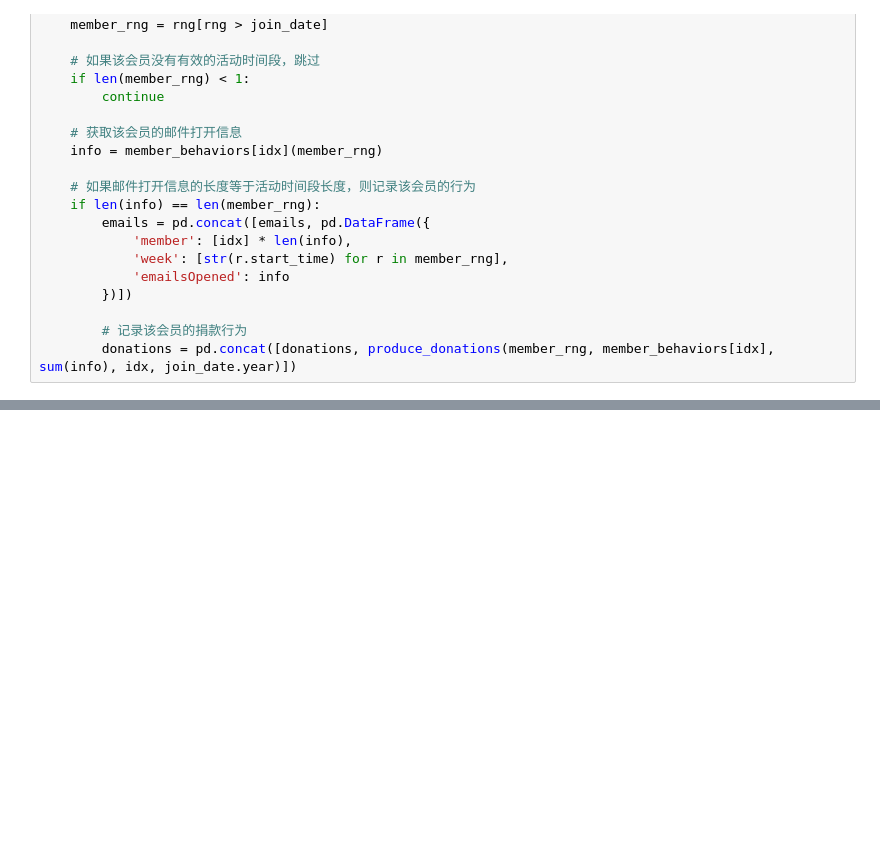
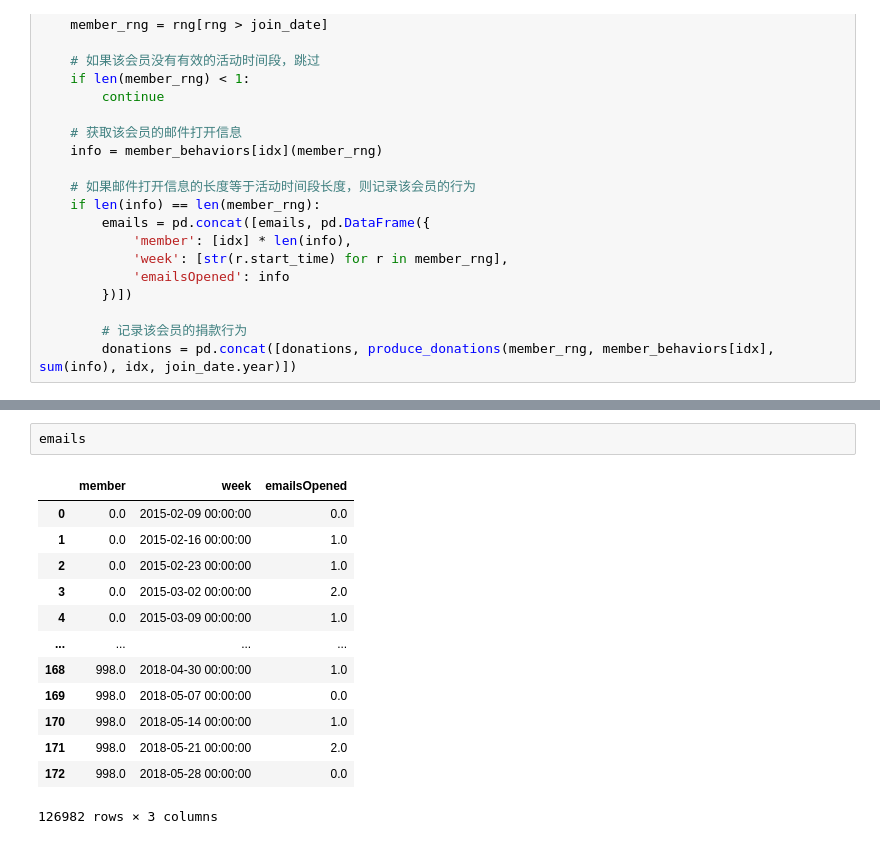
Before and after one commit to 1554823142/time_series_analysis, a Jupyter notebook: my_code/chap4/4_2_py.ipynb, the cells around one changed output, grey strips where cells are left out. Drawn from its saved outputs; the diff is of its cells as text; blank space fills up the shorter version.

```diff
--- a/my_code/chap4/4_2_py.ipynb
+++ b/my_code/chap4/4_2_py.ipynb
@@ -139,0 +157,16 @@ donations.groupby(pd.Grouper(freq='M')).amount.sum().plot()
+# %%
+emails
+# %% [output]
+|  | member | week | emailsOpened |
+| 0 | 0.0 | 2015-02-09 00:00:00 | 0.0 |
+| 1 | 0.0 | 2015-02-16 00:00:00 | 1.0 |
+| 2 | 0.0 | 2015-02-23 00:00:00 | 1.0 |
+| 3 | 0.0 | 2015-03-02 00:00:00 | 2.0 |
+| 4 | 0.0 | 2015-03-09 00:00:00 | 1.0 |
+| ... | ... | ... | ... |
+| 168 | 998.0 | 2018-04-30 00:00:00 | 1.0 |
+| 169 | 998.0 | 2018-05-07 00:00:00 | 0.0 |
+| 170 | 998.0 | 2018-05-14 00:00:00 | 1.0 |
+| 171 | 998.0 | 2018-05-21 00:00:00 | 2.0 |
+| 172 | 998.0 | 2018-05-28 00:00:00 | 0.0 |
+126982 rows × 3 columns
```
Also changed, not shown: parts of 2 cells of this notebook, 4 other files.
